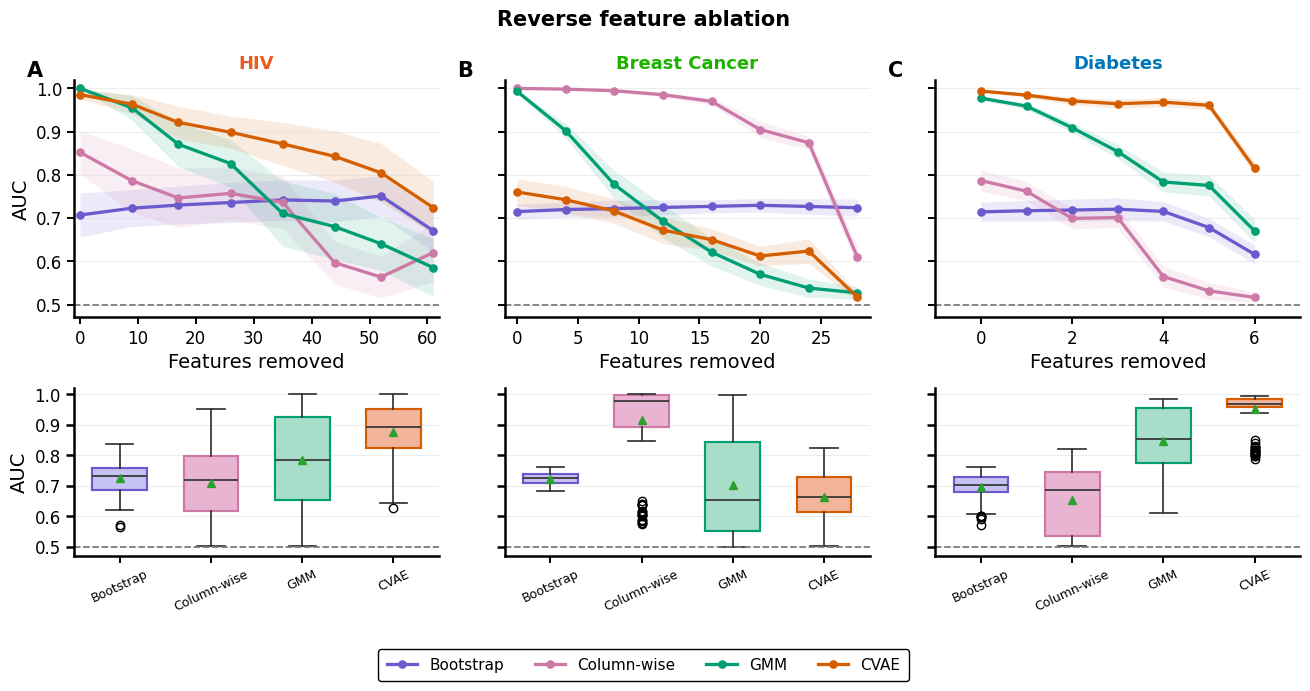
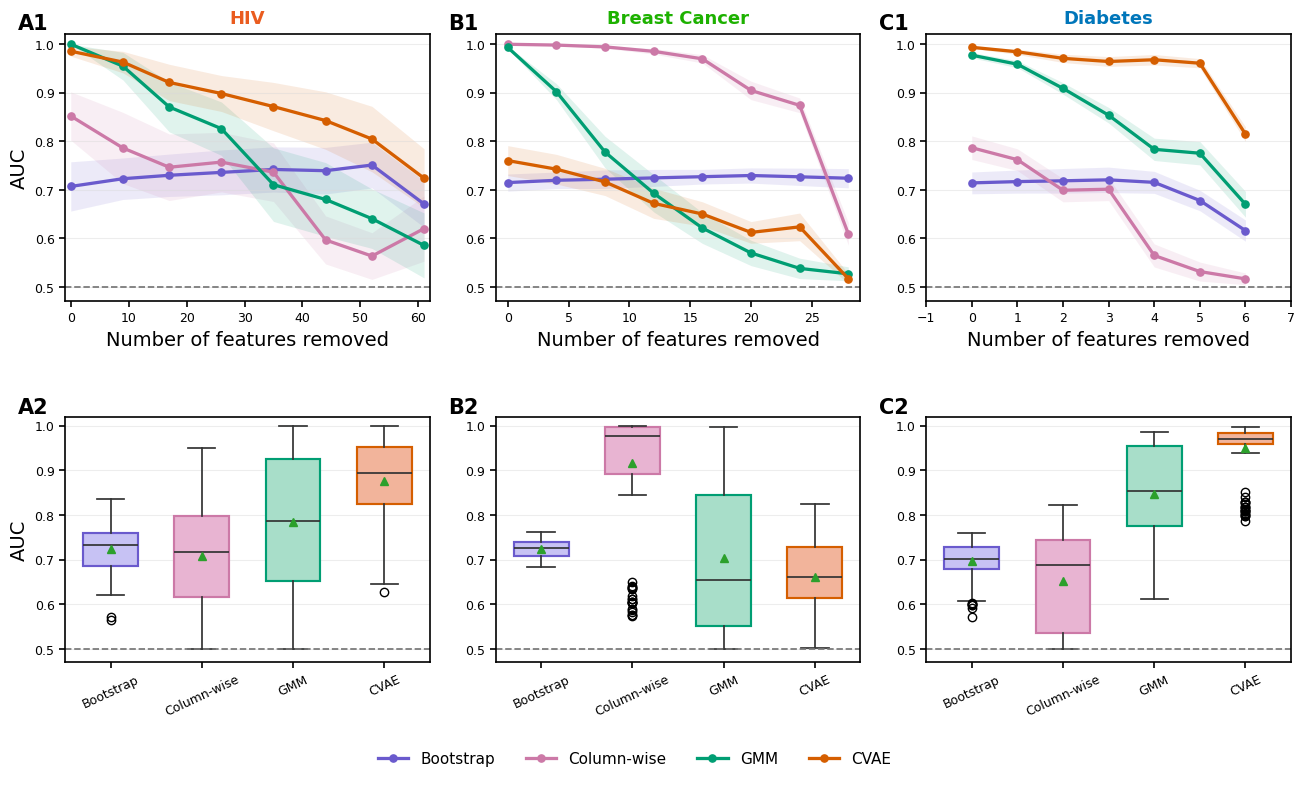
Code edit (unified diff) that turned the first committed figure into the second:
--- before
+++ after
@@ -7,6 +7,9 @@
 
 def plot_figure6_ablation_all_datasets(ablation_df):
-    fig = plt.figure(figsize=(13.4, 7.0), constrained_layout=False)
-    gs = fig.add_gridspec(2, len(DATASET_ORDER), height_ratios=[1.35, 0.95])
+    fig = plt.figure(figsize=(13.4, 8.6), constrained_layout=False)
+    gs = fig.add_gridspec(
+        2, len(DATASET_ORDER),
+        height_ratios=[1.25, 1.15]
+    )
     curve_axes = [fig.add_subplot(gs[0, i]) for i in range(len(DATASET_ORDER))]
     box_axes = [fig.add_subplot(gs[1, i], sharey=curve_axes[0]) for i in range(len(DATASET_ORDER))]
@@ -26,8 +29,6 @@
                 continue
             n_removed = m["n_features_removed"]
-            line, = ax_curve.plot(n_removed, m["auc_mean"], color=METHOD_COLORS[method], marker="o",
-                                  linewidth=2.35, markersize=5.2, label=method)
-            ax_curve.fill_between(n_removed, m["auc_mean"] - m["auc_sd"], m["auc_mean"] + m["auc_sd"],
-                                  color=METHOD_COLORS[method], alpha=0.12, linewidth=0)
+            line, = ax_curve.plot(n_removed, m["auc_mean"], color=METHOD_COLORS[method], marker="o",  linewidth=2.35, markersize=5.2, label=method)
+            ax_curve.fill_between(n_removed, m["auc_mean"] - m["auc_sd"], m["auc_mean"] + m["auc_sd"], color=METHOD_COLORS[method], alpha=0.12, linewidth=0)
             if panel_idx == 0:
                 legend_handles.append(line)
@@ -37,13 +38,24 @@
         ax_curve.axhline(0.5, color="#777777", linestyle="--", linewidth=1.25)
         ax_curve.set_title(ds, color=DATASET_COLORS[ds], weight="semibold", pad=8, fontsize=13)
-        ax_curve.text(-0.13, 1.08, chr(ord("A") + panel_idx), transform=ax_curve.transAxes,
-                      fontsize=15, weight="bold", va="top", ha="left")
+        col_letter = chr(ord("A") + panel_idx)
+
+        ax_curve.text(
+            -0.13, 1.08, f"{col_letter}1",
+            transform=ax_curve.transAxes,
+            fontsize=15,
+            weight="bold",
+            va="top",
+            ha="left"
+        )
         max_removed = int(sub["n_features_removed"].max())
         ax_curve.set_xlim(-1, max_removed + 1)
-        ax_curve.set_xlabel("Features removed")
+        ax_curve.set_xlabel("Number of features removed")
         clean_axis(ax_curve, grid_axis="y")
-        ax_curve.spines["left"].set_linewidth(1.8)
-        ax_curve.spines["bottom"].set_linewidth(1.8)
-        ax_curve.tick_params(width=1.4, length=5)
+
+        for spine in ax_curve.spines.values():
+            spine.set_visible(True)
+            spine.set_linewidth(1.2)
+
+        ax_curve.tick_params(labelsize=9.0, width=1.2, length=4)
 
         bp = ax_box.boxplot(box_values, tick_labels=box_labels, patch_artist=True, showmeans=True, widths=0.60)
@@ -58,12 +70,26 @@
         ax_box.axhline(0.5, color="#777777", linestyle="--", linewidth=1.25)
         ax_box.tick_params(axis="x", rotation=25, labelsize=9.0, width=1.4, length=5)
+        ax_box.text(
+            -0.13, 1.08, f"{col_letter}2",
+            transform=ax_box.transAxes,
+            fontsize=15,
+            weight="bold",
+            va="top",
+            ha="left"
+        )
+
+
         clean_axis(ax_box, grid_axis="y")
-        ax_box.spines["left"].set_linewidth(1.8)
-        ax_box.spines["bottom"].set_linewidth(1.8)
 
+        for spine in ax_box.spines.values():
+            spine.set_visible(True)
+            spine.set_linewidth(1.2)
+
+        ax_box.tick_params(labelsize=9.0, width=1.2, length=4)
     curve_axes[0].set_ylabel("AUC")
     box_axes[0].set_ylabel("AUC")
     for ax in curve_axes[1:] + box_axes[1:]:
-        ax.tick_params(labelleft=False)
+        ax.set_ylabel("") 
+        ax.tick_params(labelleft=True) 
 
     y_values = []
@@ -80,8 +106,8 @@
     fig.legend(handles, [h.get_label() for h in handles], loc="lower center",
                bbox_to_anchor=(0.5, 0.01), ncol=len(handles), frameon=True,
-               facecolor="white", edgecolor="black", framealpha=1.0, borderpad=0.55)
-    fig.suptitle("Reverse feature ablation", y=0.98, fontsize=15, weight="semibold")
+               facecolor="white", edgecolor="black", framealpha=0, borderpad=0.55)
+    # fig.suptitle("Reverse feature ablation", y=0.98, fontsize=15, weight="semibold")
 
-    fig.subplots_adjust(left=0.075, right=0.99, top=0.88, bottom=0.20, wspace=0.18, hspace=0.35)
+    fig.subplots_adjust(left=0.075, right=0.99, top=0.88, bottom=0.15, wspace=0.18, hspace=0.45)
     return fig
 

Commit: touch designer pro 2